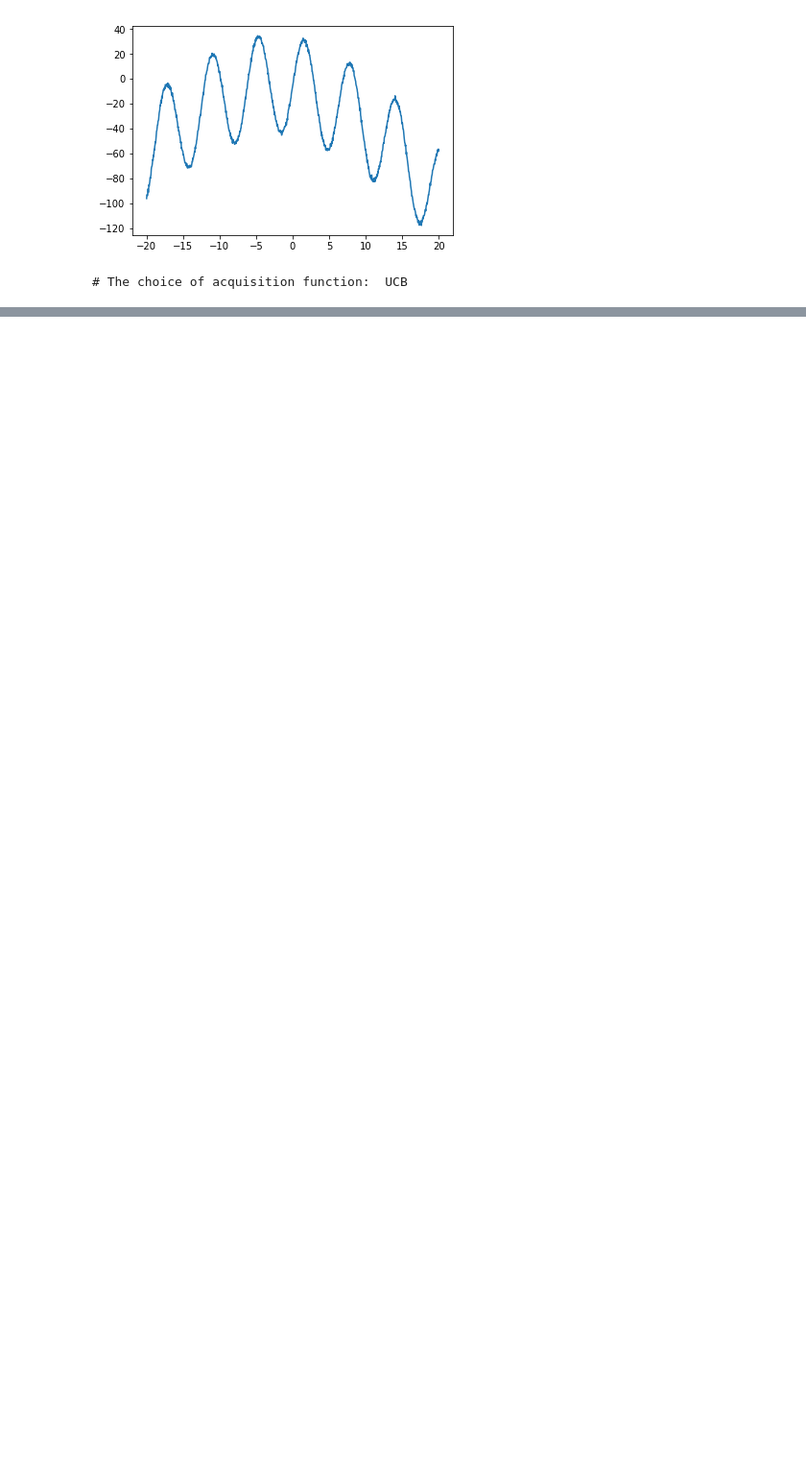
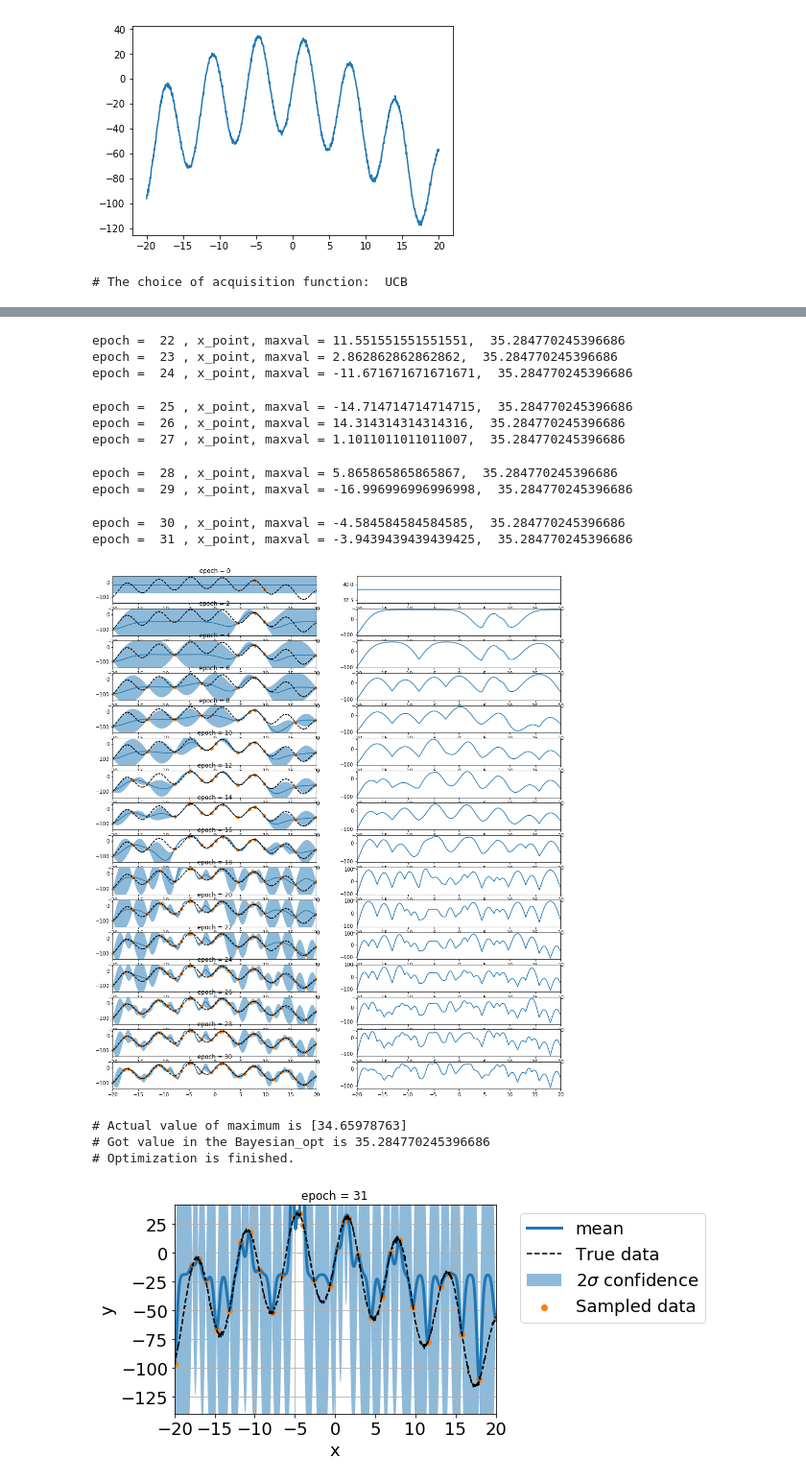
Before and after one commit to Yasushi-Shinohara/GPR_Note, a Jupyter notebook: Project4/Bopt_UCB_RBF.ipynb, the cells around one changed output, grey strips where cells are left out. Shown: that part at 96% size. Cells and saved outputs as stored; diff of their text form; code cells hidden in the pictures; blank space fills up the shorter version.

```diff
--- a/Project4/Bopt_UCB_RBF.ipynb
+++ b/Project4/Bopt_UCB_RBF.ipynb
@@ -7,20 +7,18 @@ import matplotlib.pyplot as plt
 np.random.seed(seed=123)
 # %%
 #Define data, supervised data
-def target_func(x):
-    return 40.0*np.sin(x/1.0) - (0.3*(x+6.0))**2 - (0.2*(x-4.0))**2 - 1.0*np.abs(x+2.0) + np.random.normal(0,1,1)
+def x2y(x):
+    f = 40.0*np.sin(x/1.0) - (0.3*(x+6.0))**2 - (0.2*(x-4.0))**2 - 1.0*np.abs(x+2.0) + np.random.normal(0,1,1)
+    return f
 #
 xmin = -20
 xmax = 20
 Nx = 1000
 x = np.linspace(xmin, xmax, Nx)
-z = list(map(target_func,x)) #for python3
-z = np.array(z)
-plt.plot(x, z) #### plot true data
+y = list(map(x2y,x)) #for python3
+y = np.array(y)
+plt.plot(x, y) #### plot true data
 plt.show()
-def generate_sample(xval):
-    xid = np.argmin((x - xval)**2)
-    return z[xid]
 # %% [output]
 [figure]
 # %%
@@ -30,7 +28,7 @@ Noptimize = 100
 kernel = kernels.RBF()
 #kernel = kernels.ConstantKernel() + kernels.ConstantKernel()*kernels.Matern(nu=0.5)
 #kernel = kernels.Matern(nu=0.5)
-GPR = GaussianProcessRegressor(kernel=kernel, alpha=1e-8, normalize_y=True, optimizer='fmin_l_bfgs_b', \
+GPR = Gaussian_Process_Regression(kernel=kernel, alpha=1e-10, normalize_y=True, optimizer='fmin_l_bfgs_b', \
                                    copy_X_train=True, n_restarts_optimizer=Noptimize, random_state=123)
 #
 BO = Bayesian_opt()
@@ -116,0 +41,21 @@ epoch =  15 , x_point, maxval = 2.2622622622622615,  32.19848831025256
+# %%
+#Definition of array as the initial condition
+x_sample_init = np.array([])
+y_sample_init = np.array([])
+Ninitial = 2
+for i in range(Ninitial):
+    x_point = np.random.uniform(xmin,xmax) #Initial point is randomely chosen
+    x_sample_init = np.append(x_sample_init,x_point)
+    y_point = x2y(x_point)
+    y_sample_init = np.append(y_sample_init,y_point)
+#
+Nepoch = 32 #Number of optimization
+nplotevery = Nepoch//16 #Plot the results in every this number
+
+mean, std, x_point, y_point, maxval_list = DO_BO(GPR, BO, x2y, x, x_sample_init, y_sample_init, Nepoch, nplotevery, answer_is_there=True)
+
+plt.figure()
+plt.plot(maxval_list)
+plt.grid()
+plt.show()
+# %% [output]
@@ -116,0 +84,15 @@ epoch =  15 , x_point, maxval = 2.2622622622622615,  32.19848831025256
+epoch =  22 , x_point, maxval = 11.551551551551551,  35.284770245396686
+epoch =  23 , x_point, maxval = 2.862862862862862,  35.284770245396686
+epoch =  24 , x_point, maxval = -11.671671671671671,  35.284770245396686
+epoch =  25 , x_point, maxval = -14.714714714714715,  35.284770245396686
+epoch =  26 , x_point, maxval = 14.314314314314316,  35.284770245396686
+epoch =  27 , x_point, maxval = 1.1011011011011007,  35.284770245396686
+epoch =  28 , x_point, maxval = 5.865865865865867,  35.284770245396686
+epoch =  29 , x_point, maxval = -16.996996996996998,  35.284770245396686
+epoch =  30 , x_point, maxval = -4.584584584584585,  35.284770245396686
+epoch =  31 , x_point, maxval = -3.9439439439439425,  35.284770245396686
+[figure, added]
+# Actual value of maximum is [34.65978763]
+# Got value in the Bayesian_opt is 35.284770245396686
+# Optimization is finished.
+[figure, added]
```
Also changed, not shown: parts of 2 cells of this notebook, 4 other files.
